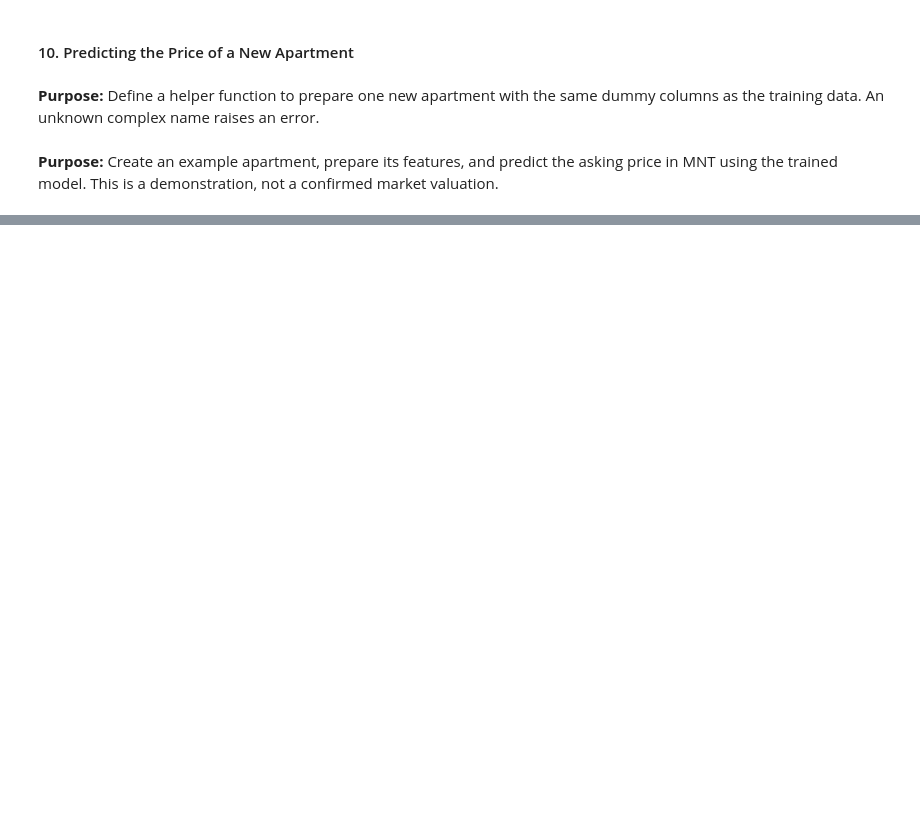
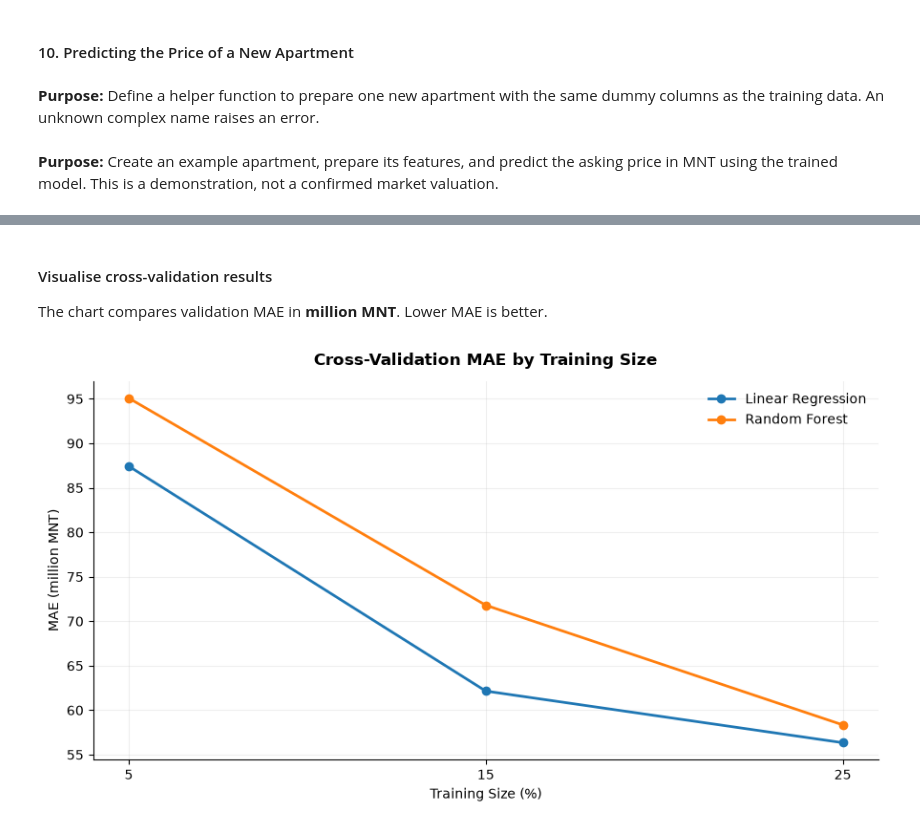
Before and after one commit to 2026328-Dashzeveg-Purevtogtokh/Machine-Learning-Sep26, a Jupyter notebook: CA1-ML-Apartment-Price-Prediction/notebooks/2026328_Machine_Learning_CA1_V2.ipynb, the cells around one changed output, grey strips where cells are left out. Saved outputs shown, nothing was run; the diff lists cells and outputs as text; code cells hidden in the pictures; blank space fills up the shorter version.

Commit message:
Evaluate regression models with cross-validation at 5%, 15% and 25% training sizes

```diff
--- a/CA1-ML-Apartment-Price-Prediction/notebooks/2026328_Machine_Learning_CA1_V2.ipynb
+++ b/CA1-ML-Apartment-Price-Prediction/notebooks/2026328_Machine_Learning_CA1_V2.ipynb
@@ -1466,0 +1647,28 @@ Predicted price: 365,686,900 MNT
+# %% [markdown]
+#### Visualise cross-validation results
+The chart compares validation MAE in **million MNT**. Lower MAE is better.
+# %%
+fig, ax = plt.subplots(figsize=(9, 5))
+
+for model_name, group in split_results_df.groupby("Model"):
+    group = group.sort_values("Training Size (%)")
+    ax.plot(
+        group["Training Size (%)"],
+        group["CV MAE (million MNT)"],
+        marker="o",
+        linewidth=2,
+        label=model_name,
+    )
+
+ax.set_title("Cross-Validation MAE by Training Size", fontweight="bold", pad=12)
+ax.set_xlabel("Training Size (%)")
+ax.set_ylabel("MAE (million MNT)")
+ax.set_xticks([5, 15, 25])
+ax.grid(alpha=0.2)
+ax.legend(frameon=False)
+ax.spines["top"].set_visible(False)
+ax.spines["right"].set_visible(False)
+plt.tight_layout()
+plt.show()
+# %% [output]
+[figure, added]
```
Also changed, not shown: parts of 15 cells of this notebook.
